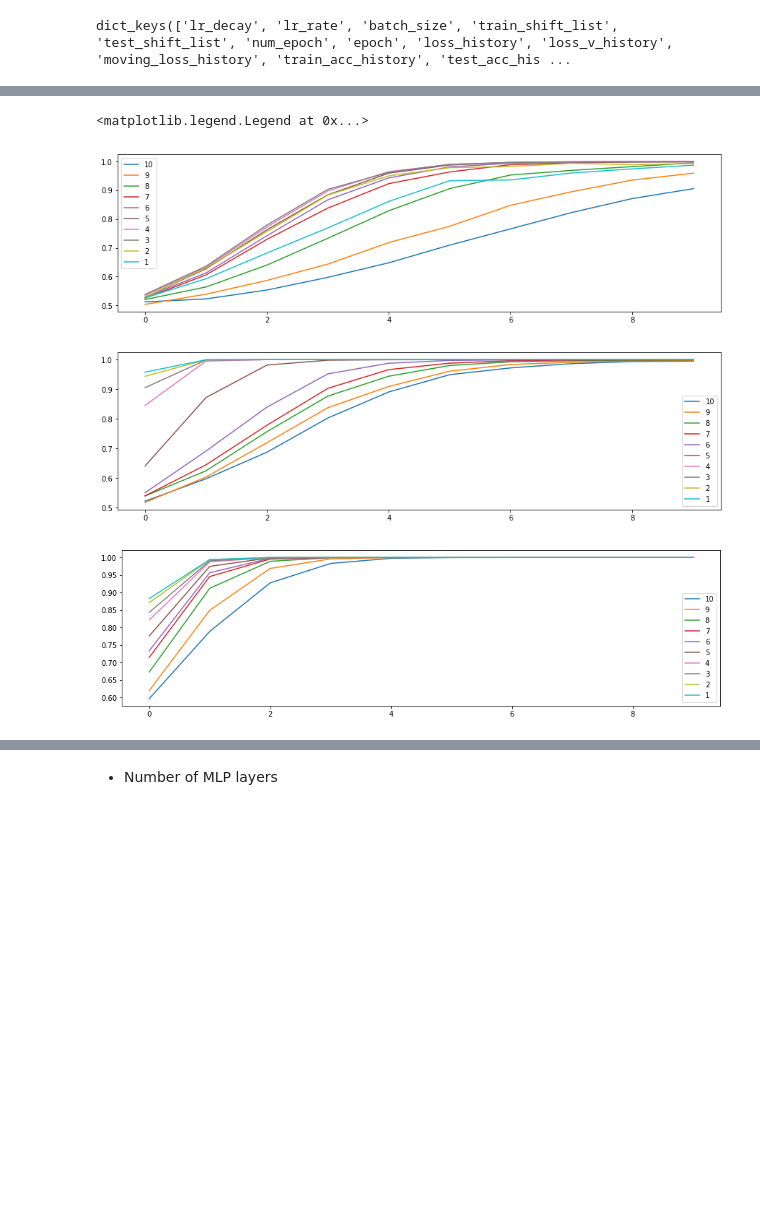
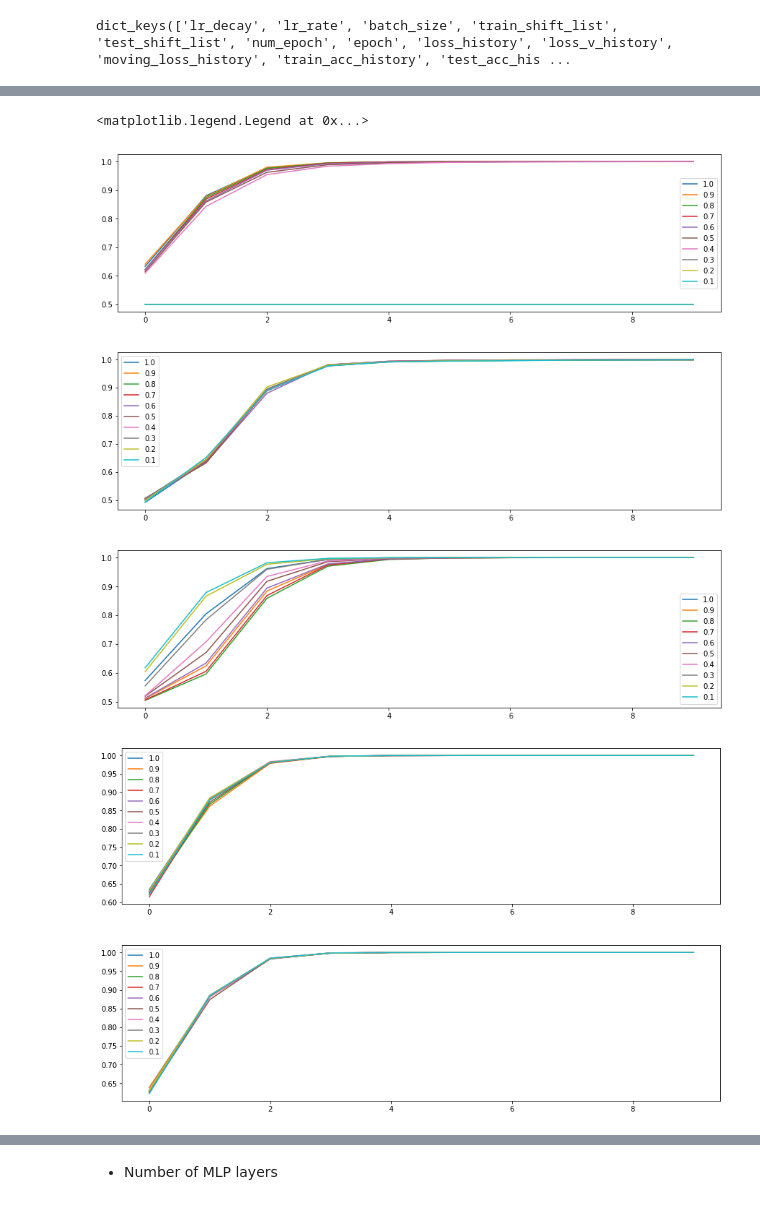
Before and after one commit to iphysresearch/Python4GW, a Jupyter notebook: CNN.ipynb, the cells around one changed output, grey strips where cells are left out. Drawn from its saved outputs; the diff is of its cells as text; code cells hidden in the pictures; blank space fills up the shorter version.

```diff
--- a/CNN.ipynb
+++ b/CNN.ipynb
@@ -591,26 +625,45 @@ AUC_OURs = np.load('./AUC_data/AUC_OURs_fromfloydhub.npy')
 # %%
-SNR_test_list = np.arange(1,11,1)[::-1]
+SNR_test_list = np.linspace(0.1, 1, 10)[::-1]
 plt.figure(figsize=(15,4))
-for i in range(10):
-# for i in SNR_test_list:
+for i in range(AUC_PRL.shape[0]):
     plt.plot(AUC_PRL.mean(axis=2)[i], label = SNR_test_list[i])
 plt.legend()
 
 plt.figure(figsize=(15,4))
-for i in range(10):
-# for i in SNR_test_list:
-    plt.plot(AUC_PLB.mean(axis=2)[i], label = SNR_test_list[i])
+for i in range(AUC_PLB.shape[0]):
+    plt.plot(AUC_PLB.mean(axis=2)[i][::-1][:-1:2], label = SNR_test_list[i])
+plt.legend()
+
+# plt.figure(figsize=(15,4))
+# for i in range(AUC_OURs_2localnoise5.shape[0]):
+#     plt.plot(AUC_OURs_2localnoise5.mean(axis=2)[i],'b', label = SNR_test_list[i])
+# plt.legend()
+
+plt.figure(figsize=(15,4))
+for i in range(AUC_OURs_2localnoise10.shape[0]):
+    plt.plot(AUC_OURs_2localnoise10.mean(axis=2)[i], label = SNR_test_list[i])
+plt.legend()
+
+# plt.figure(figsize=(15,4))
+# for i in range(AUC_OURs_2localnoise1.shape[0]):
+#     plt.plot(AUC_OURs_2localnoise1.mean(axis=2)[i],'g', label = SNR_test_list[i])
+# plt.legend()
+
+plt.figure(figsize=(15,4))
+for i in range(AUC_OURs_new3_localnoise.shape[0]):
+    plt.plot(AUC_OURs_new3_localnoise.mean(axis=2)[i], label = SNR_test_list[i])
 plt.legend()
 
 plt.figure(figsize=(15,4))
-for i in range(10):
-# for i in SNR_test_list:
+for i in range(AUC_OURs.shape[0]):
     plt.plot(AUC_OURs.mean(axis=2)[i], label = SNR_test_list[i])
 plt.legend()
 # %% [output]
 <matplotlib.legend.Legend at 0x...>
-[figure, old version]
+[figure, new version]
-[figure, old version]
+[figure, new version]
-[figure, old version]
+[figure, new version]
+[figure, added]
+[figure, added]
 # %%
 df = pd.DataFrame([AUC_PRL.mean(axis=2).sum(axis=1),
```
Also changed, not shown: parts of 10 cells of this notebook, 45 other files.
